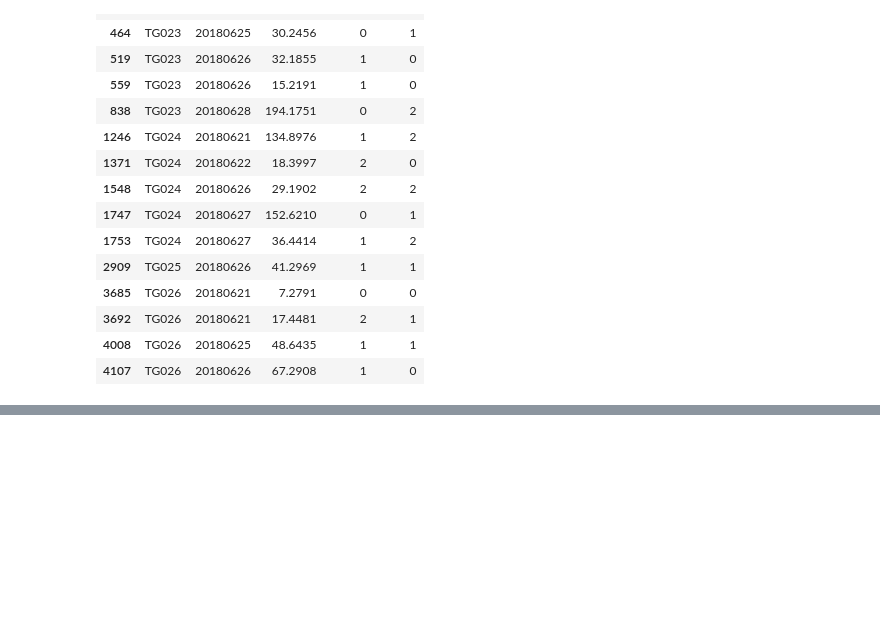
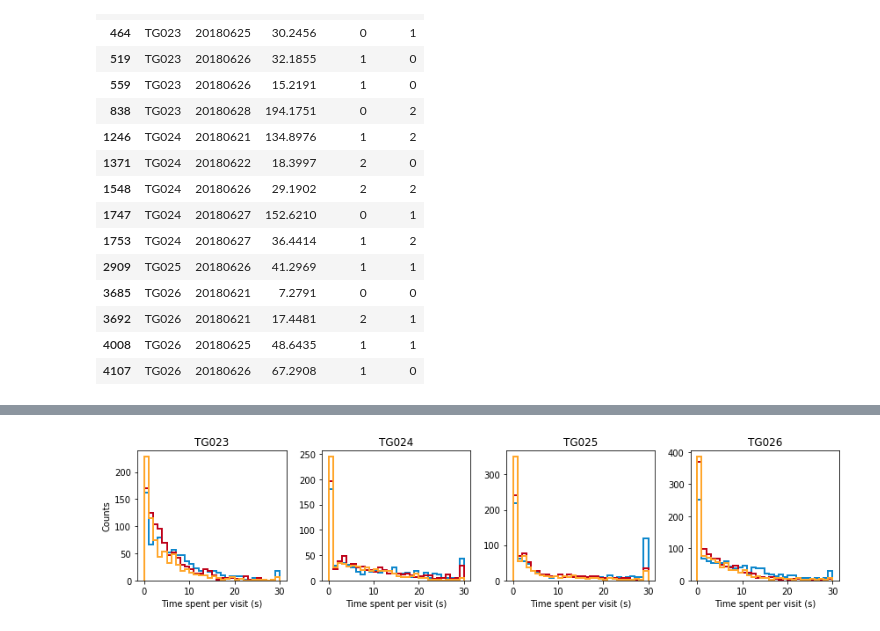
Before and after one commit to tsgouvea/3AF_report, a Jupyter notebook: 3AF_report.ipynb, the cells around one changed output, grey strips where cells are left out. Saved outputs shown, nothing was run; the diff lists cells and outputs as text; code cells hidden in the pictures; blank space fills up the shorter version.

```diff
--- a/3AF_report.ipynb
+++ b/3AF_report.ipynb
@@ -104,0 +108,27 @@ plt.tight_layout()
+# %%
+hf, ha = plt.subplots(1,len(listSubj),figsize=(12,3))#,sharex=True,sharey=True)
+ha[0].set_ylabel('Counts')
+for iSubj in range(len(listSubj)):
+    nameSubj=listSubj[iSubj]
+
+    dfLing_subj=dfLing[dfLing['subj']==nameSubj]
+
+    listSess=np.array(list(set(dfLing_subj['date'])))
+    listSess.sort()
+
+    ha[iSubj].set_xlabel('Time spent per visit (s)')
+    ha[iSubj].set_title(nameSubj)
+
+    listArmVal=np.array(list(set(dfLing_subj['armVal'])))
+    listArmVal.sort()
+
+    for iArm in range(len(listArmVal)):
+
+        dfLing_arm=dfLing_subj[dfLing_subj['armVal']==listArmVal[iArm]]
+        x=dfLing_arm.lingert
+        x=x.clip(0,30)
+        ha[iSubj].hist(x,bins=np.linspace(0,30,31),cumulative=False,density=False,histtype='step',color=colors[iArm],lw=2)
+
+plt.tight_layout()
+# %% [output]
+[figure, added]
```
Also changed, not shown: parts of 15 cells of this notebook, 1 other file.
